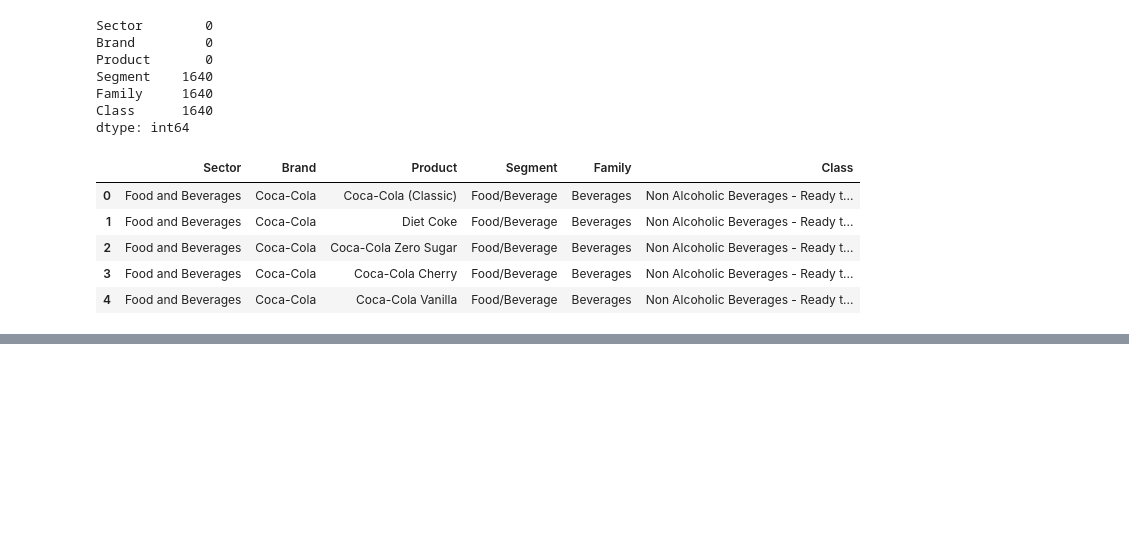
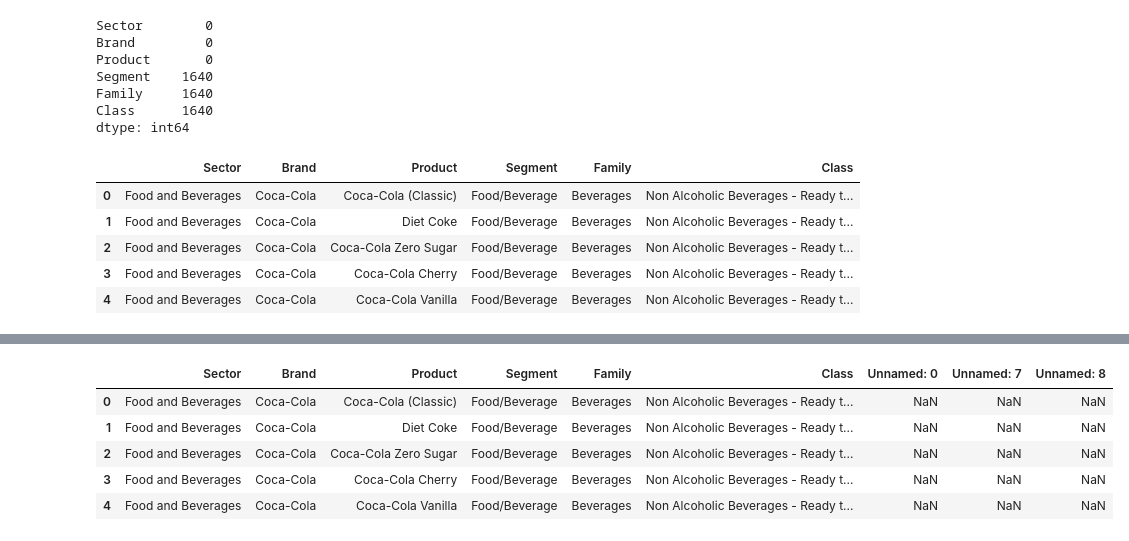
Before and after one commit to A11Veles/PC_Iter7, a Jupyter notebook: src/prepare_merged_datasets.ipynb, the cells around one changed output, grey strips where cells are left out. Saved outputs shown, nothing was run; the diff lists cells and outputs as text; code cells hidden in the pictures; blank space fills up the shorter version.

```diff
--- a/src/prepare_merged_datasets.ipynb
+++ b/src/prepare_merged_datasets.ipynb
@@ -411,0 +407,13 @@ TeradataMlException: [Teradata][teradataml](TDML_2020) Failed to copy dataframe
+# %%
+part1 = pd.read_csv("brand_dataset_half_mapped_to_gpc.csv")
+part2 = pd.read_csv("part2 - part2.csv")
+# %%
+result = pd.concat([part1, part2], ignore_index=True)
+result.head()
+# %% [output]
+|  | Sector | Brand | Product | Segment | Family | Class | Unnamed: 0 | Unnamed: 7 | Unnamed: 8 |
+| 0 | Food and Beverages | Coca-Cola | Coca-Cola (Classic) | Food/Beverage | Beverages | Non Alcoholic Beverages - Ready t... | NaN | NaN | NaN |
+| 1 | Food and Beverages | Coca-Cola | Diet Coke | Food/Beverage | Beverages | Non Alcoholic Beverages - Ready t... | NaN | NaN | NaN |
+| 2 | Food and Beverages | Coca-Cola | Coca-Cola Zero Sugar | Food/Beverage | Beverages | Non Alcoholic Beverages - Ready t... | NaN | NaN | NaN |
+| 3 | Food and Beverages | Coca-Cola | Coca-Cola Cherry | Food/Beverage | Beverages | Non Alcoholic Beverages - Ready t... | NaN | NaN | NaN |
+| 4 | Food and Beverages | Coca-Cola | Coca-Cola Vanilla | Food/Beverage | Beverages | Non Alcoholic Beverages - Ready t... | NaN | NaN | NaN |
```
Also changed, not shown: parts of 3 cells of this notebook, 3 other files.
